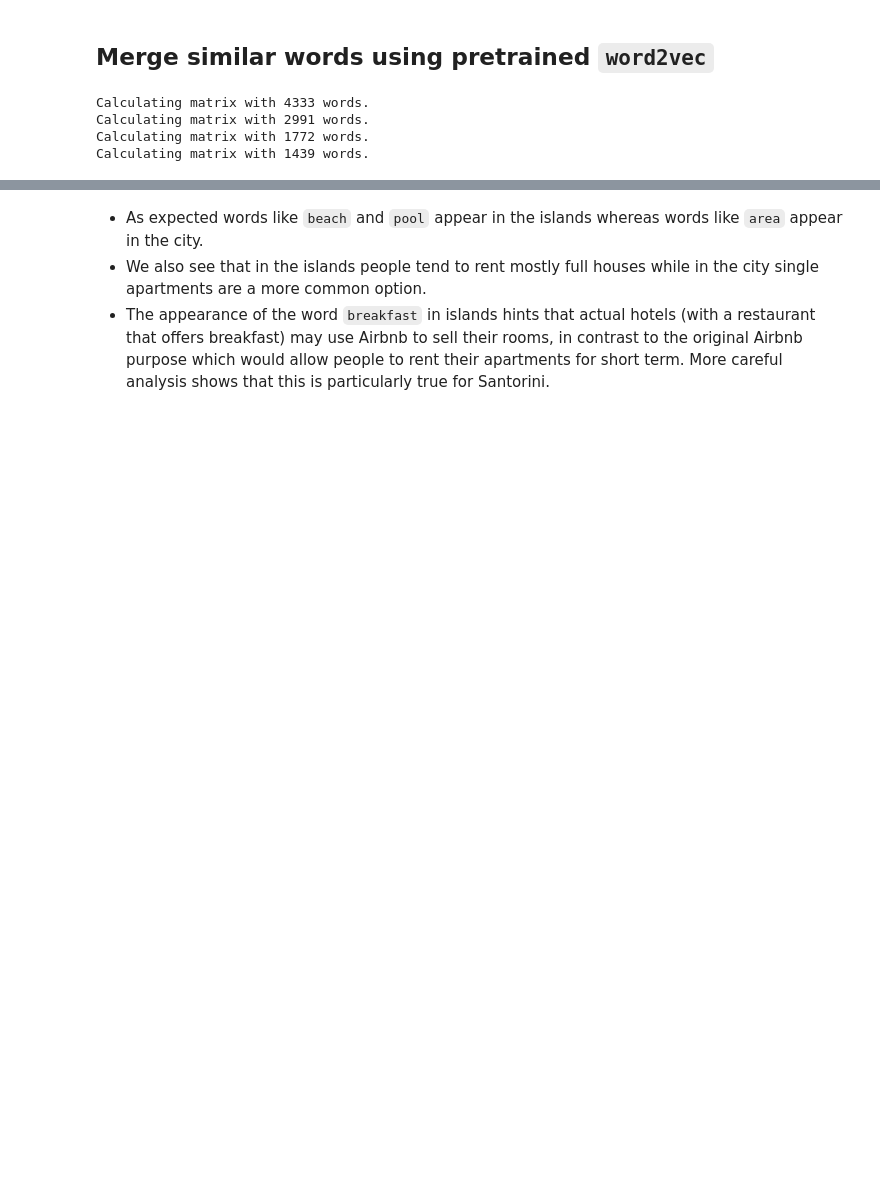
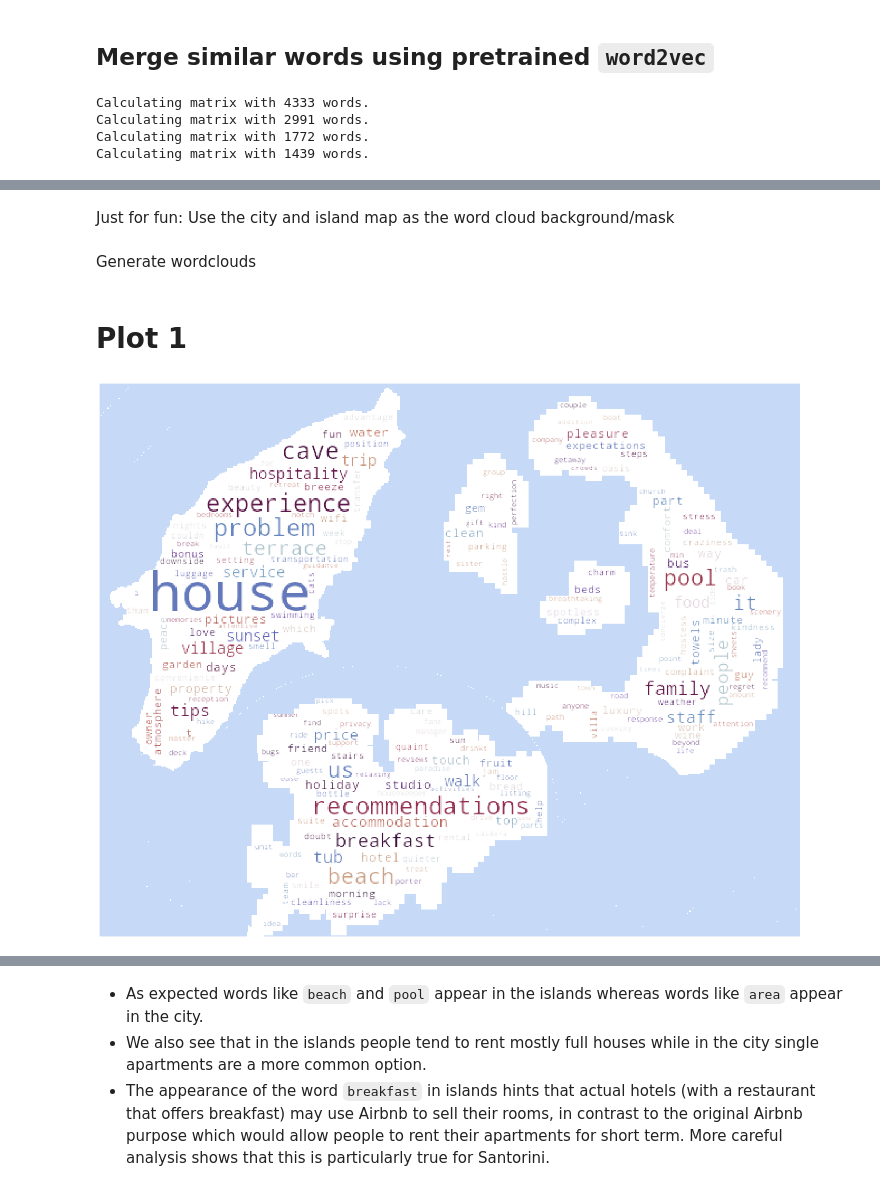
Before and after one commit to stavros11/Text-Classification, a Jupyter notebook: city_vs_islands.ipynb, the cells around one changed output, grey strips where cells are left out. Drawn from its saved outputs; the diff is of its cells as text; code cells hidden in the pictures; blank space fills up the shorter version.

Commit message:
Use maps as word cloud mask (for fun)

```diff
--- a/city_vs_islands.ipynb
+++ b/city_vs_islands.ipynb
@@ -42,0 +35,3 @@ fig.show()
+# %%
+for k, r in reviews.items():
+    print(k, len(r))
@@ -128,0 +101,2 @@ City words: 1315
+# %% [markdown]
+Just for fun: Use the city and island map as the word cloud background/mask
@@ -128,0 +128,28 @@ City words: 1315
+# %% [markdown]
+Generate wordclouds
+# %%
+island_wc = wordcloud.WordCloud(background_color="rgba(255, 255, 255, 0)", mode="RGBA",
+                                width=800, height=600,
+                                colormap="twilight",
+                                max_words=200,
+                                max_font_size=200,
+                                mask=island_earth,
+                                random_state=42).generate_from_frequencies(island_words)
+
+city_wc = wordcloud.WordCloud(background_color="rgba(255, 255, 255, 0)", mode="RGBA",
+                              width=800, height=600,
+                              colormap="twilight",
+                              max_words=200,
+                              max_font_size=100,
+                              mask=city_earth,
+                              random_state=42).generate_from_frequencies(city_words)
+# %% [markdown]
+# Plot 1
+# %%
+plt.figure(figsize=(30, 20))
+plt.imshow(island_ocean)
+plt.imshow(island_wc)
+plt.axis("off")
+plt.show()
+# %% [output]
+[figure, added]
```
Also changed, not shown: parts of 6 cells of this notebook, 1 other file.
